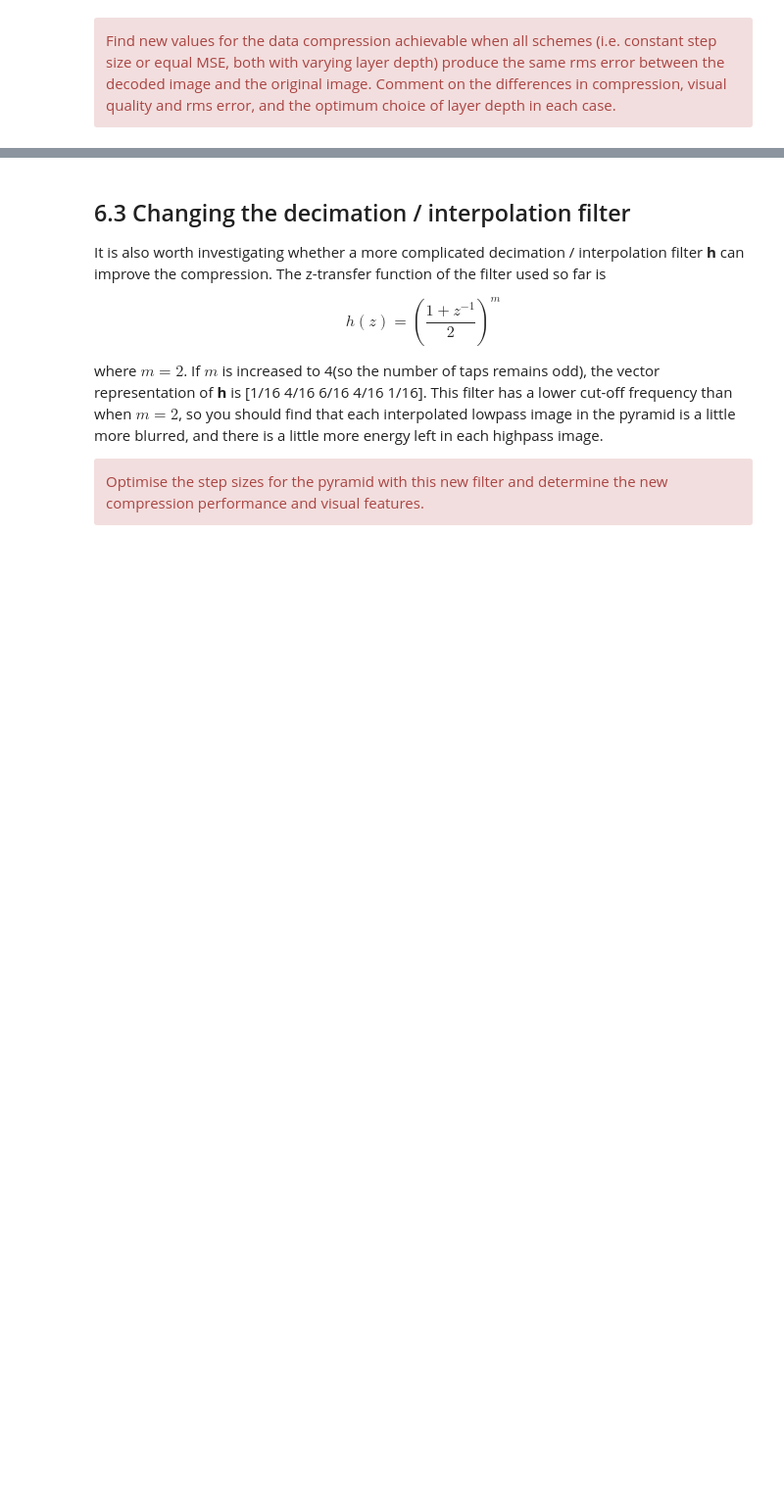
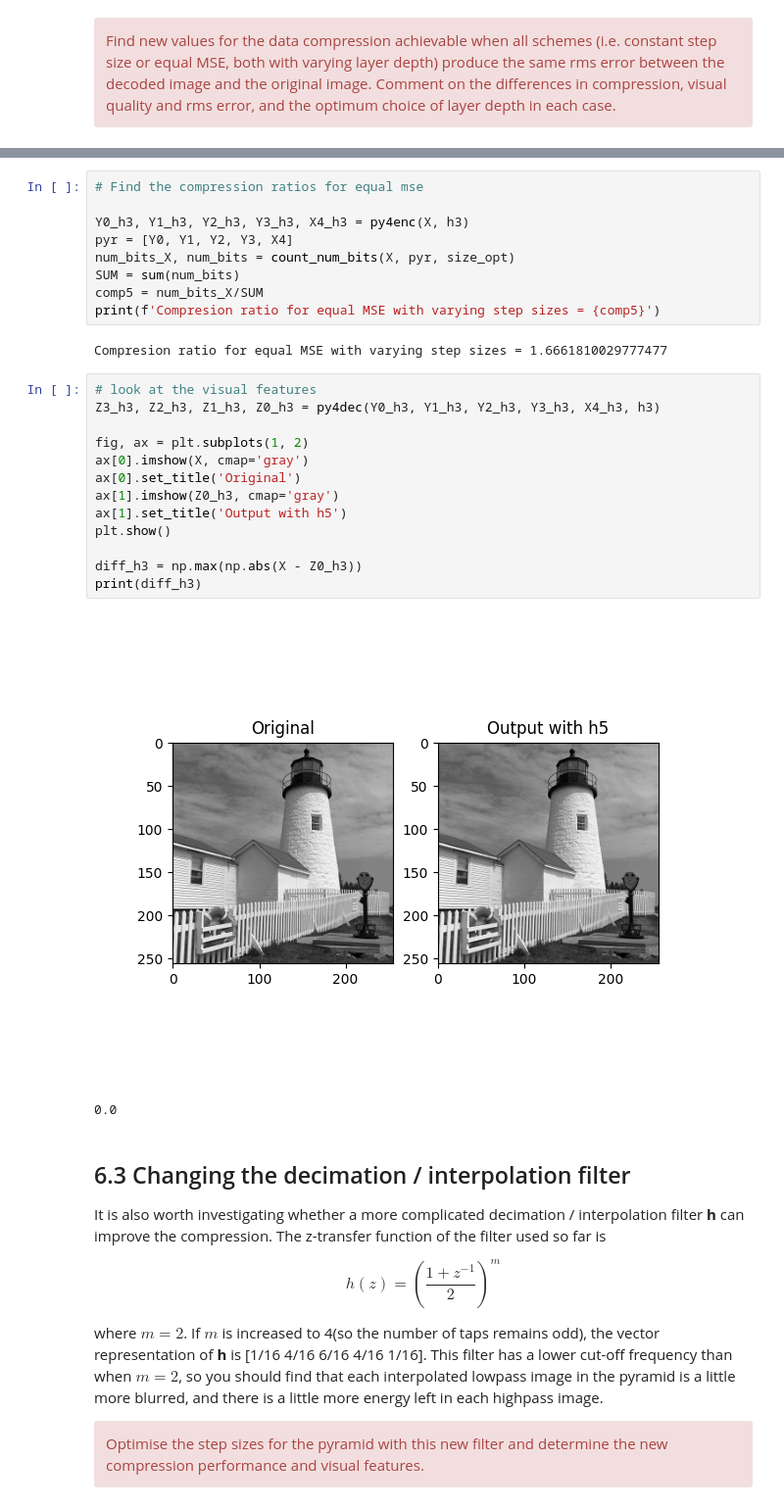
Before and after one commit to ki277/cued_sf2_lab, a Jupyter notebook: 6-laplacian-pyramid.ipynb, the cells around one changed output, grey strips where cells are left out. Shown at 98% size. Drawn from its saved outputs; the diff is of its cells as text; blank space fills up the shorter version.

```diff
--- a/6-laplacian-pyramid.ipynb
+++ b/6-laplacian-pyramid.ipynb
@@ -660,3 +690,30 @@ Data compression ratio: 1.3877995419747078
+# %%
+# Find the compression ratios for equal mse
+
+Y0_h3, Y1_h3, Y2_h3, Y3_h3, X4_h3 = py4enc(X, h3)
+pyr = [Y0, Y1, Y2, Y3, X4]
+num_bits_X, num_bits = count_num_bits(X, pyr, size_opt)
+SUM = sum(num_bits)
+comp5 = num_bits_X/SUM
+print(f'Compresion ratio for equal MSE with varying step sizes = {comp5}')
+# %% [output]
+Compresion ratio for equal MSE with varying step sizes = 1.6661810029777477
+# %%
+# look at the visual features
+Z3_h3, Z2_h3, Z1_h3, Z0_h3 = py4dec(Y0_h3, Y1_h3, Y2_h3, Y3_h3, X4_h3, h3)
+
+fig, ax = plt.subplots(1, 2)
+ax[0].imshow(X, cmap='gray')
+ax[0].set_title('Original')
+ax[1].imshow(Z0_h3, cmap='gray')
+ax[1].set_title('Output with h5')
+plt.show()
+
+diff_h3 = np.max(np.abs(X - Z0_h3))
+print(diff_h3)
+# %% [output]
+[figure, added]
+0.0
 # %% [markdown]
 ## 6.3 Changing the decimation / interpolation filter
 It is also worth investigating whether a more complicated decimation / interpolation filter **h** can improve the compression. The z-transfer function of the filter used so far is
```
Also changed, not shown: parts of 28 cells of this notebook, 2 other files.
